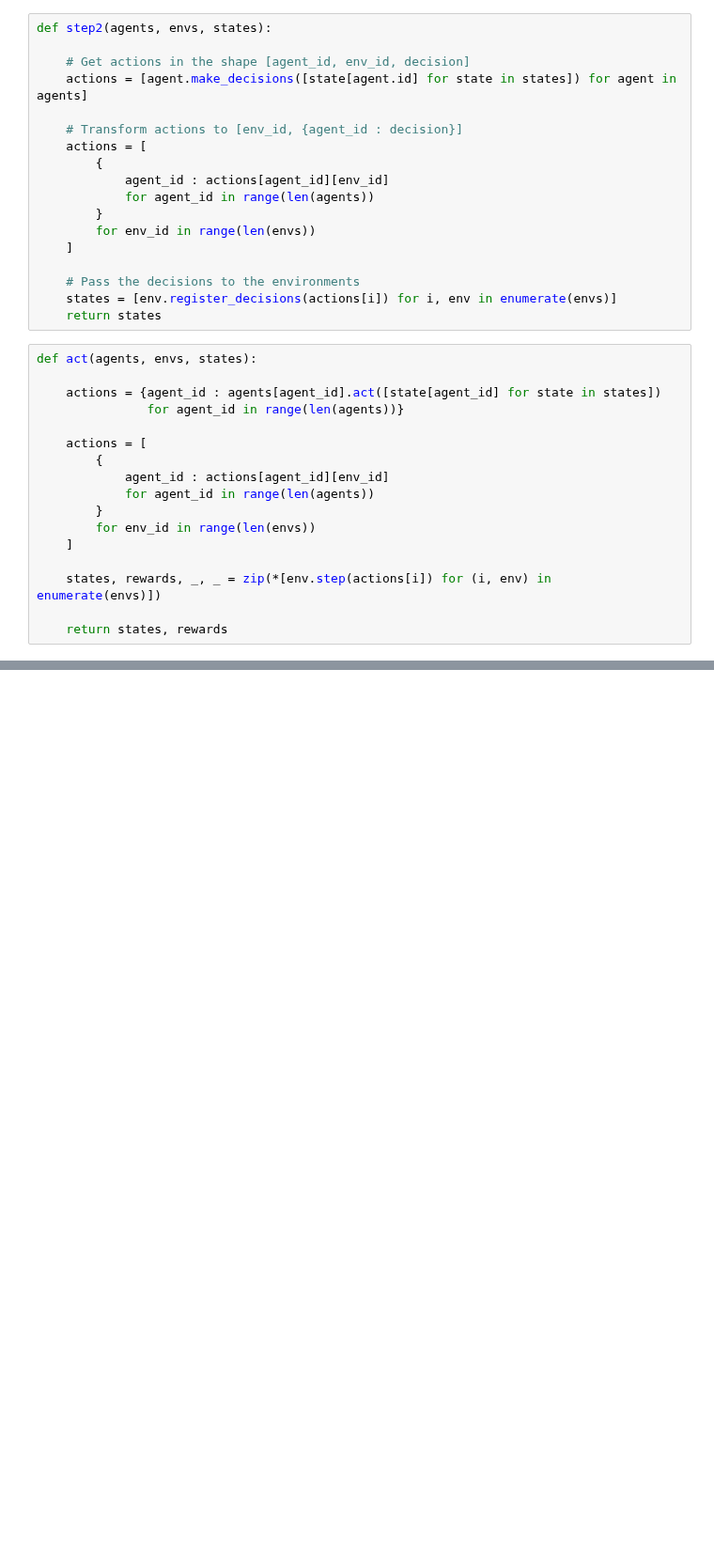
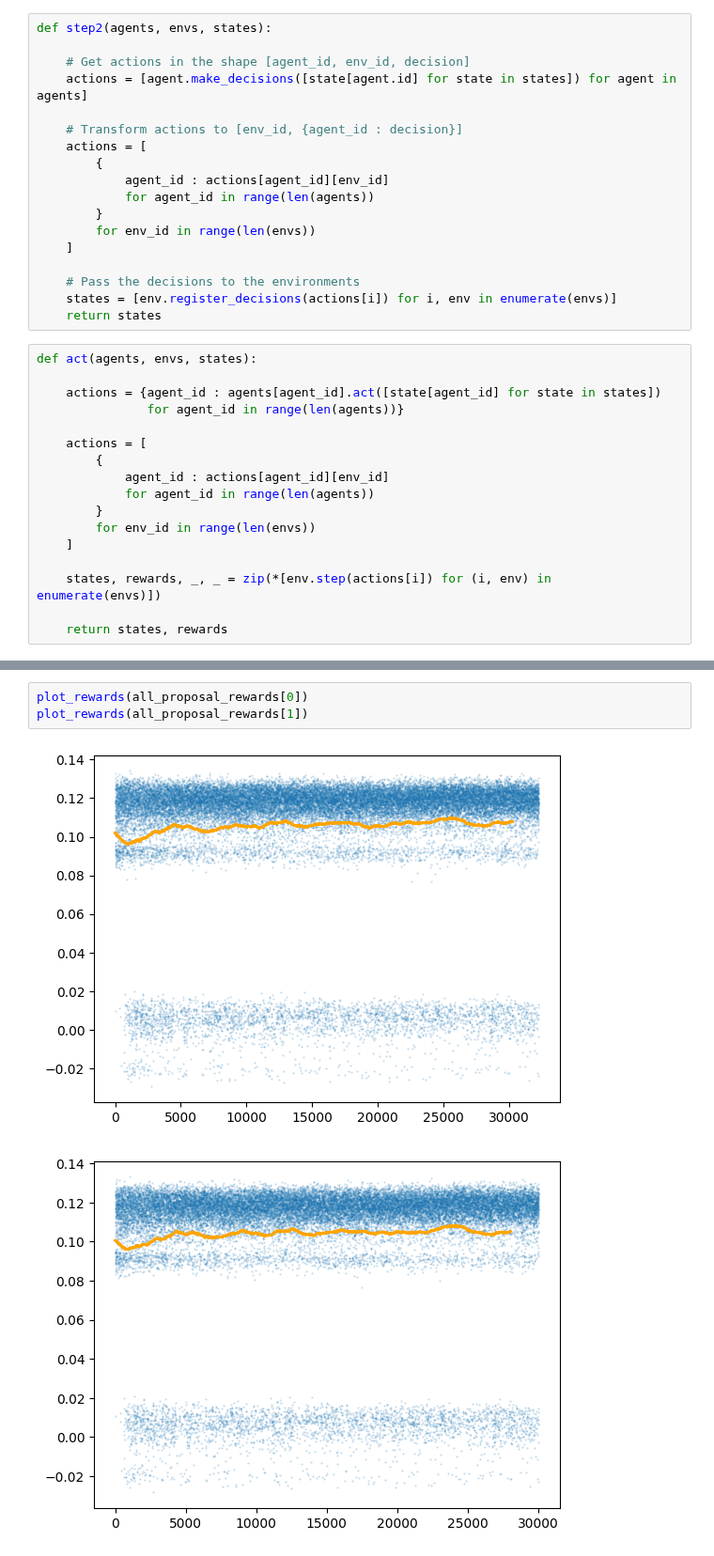
Before and after one commit to i4ata/BScProject, a Jupyter notebook: ppo_negotiation_rec_2/PPO_negotiation_tryouts.ipynb, the cells around one changed output, grey strips where cells are left out. Shown at 94% size. Cells and saved outputs as stored; diff of their text form; blank space fills up the shorter version.

```diff
--- a/ppo_negotiation_rec_2/PPO_negotiation_tryouts.ipynb
+++ b/ppo_negotiation_rec_2/PPO_negotiation_tryouts.ipynb
@@ -186,0 +163,6 @@ plt.show()
+# %%
+plot_rewards(all_proposal_rewards[0])
+plot_rewards(all_proposal_rewards[1])
+# %% [output]
+[figure, added]
+[figure, added]
```
Also changed, not shown: parts of 8 cells of this notebook, 5 other files.
